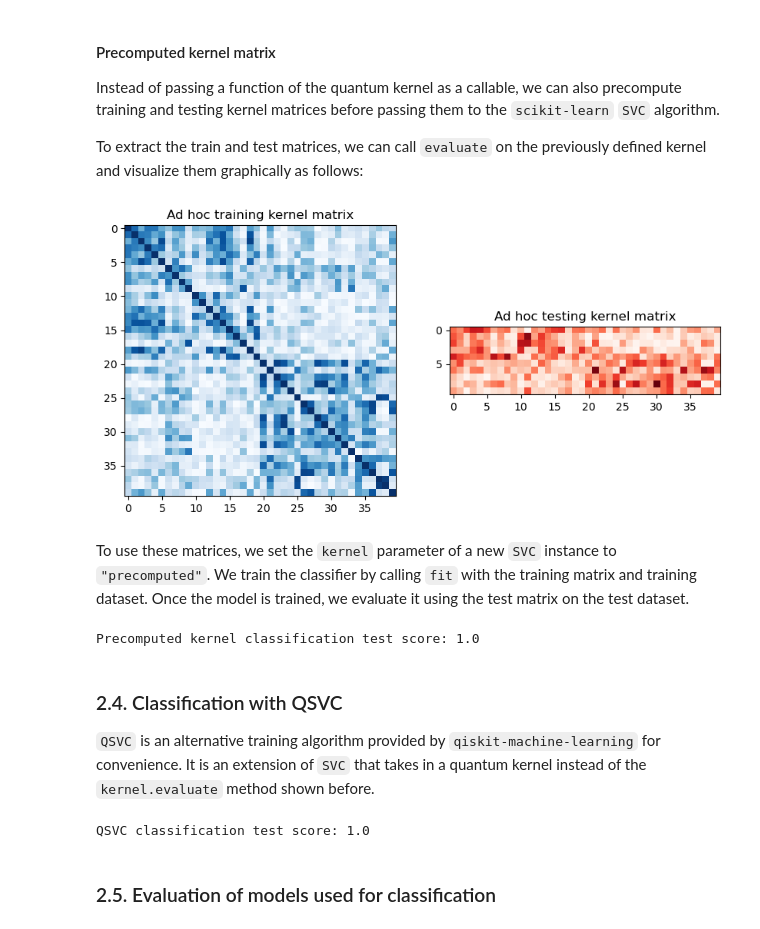
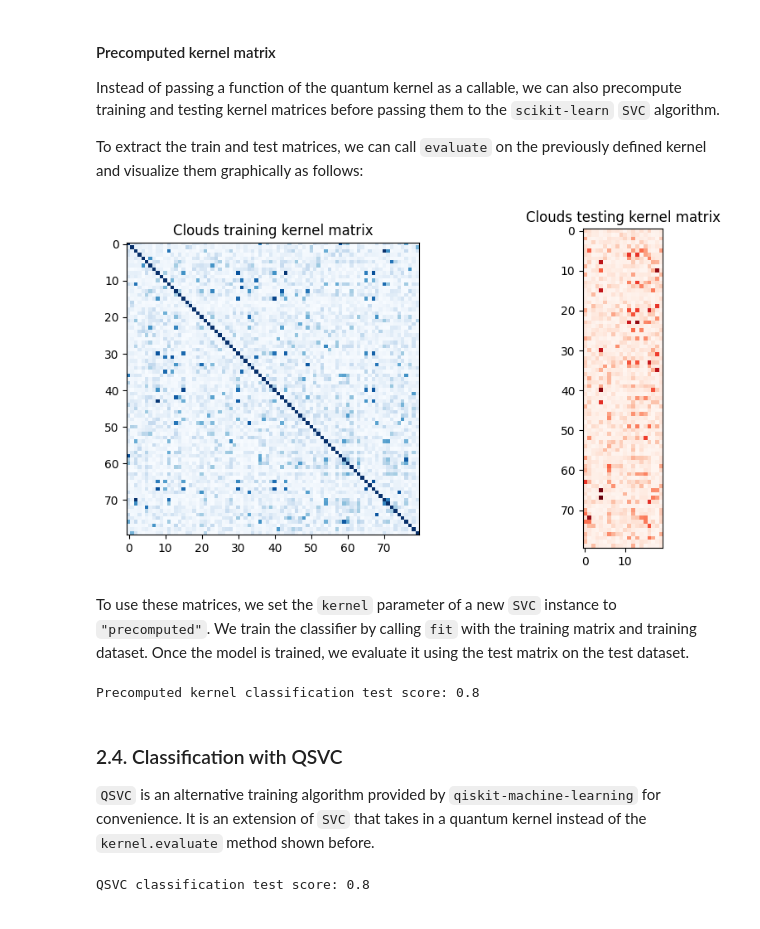
Before and after one commit to delilbasic/hdcrs-school-2025, a Jupyter notebook: hands_on2_QML.ipynb, the cells around one changed output. Cells and saved outputs as stored; diff of their text form; code cells hidden in the pictures.

Commit message:
Added kernels

```diff
--- a/hands_on2_QML.ipynb
+++ b/hands_on2_QML.ipynb
@@ -234,0 +100,6 @@ y = np.array([1, -1, 1, -1, 1, -1, -1, -1, -1, -1, -1, -1, 1, 1, -1, 1, 1, -1, -
+# %%
+with open('clouds.json', 'r') as f:
+    clouds_data = json.load(f)
+x_full = np.array(clouds_data['x'])
+y = np.array(clouds_data['y'])
+print(x_full.shape, y.shape)
@@ -235,8 +108,8 @@ y = np.array([1, -1, 1, -1, 1, -1, -1, -1, -1, -1, -1, -1, 1, 1, -1, 1, 1, -1, -
 # %% [markdown]
 **How do we visualize a 4-dimensional dataset?**
 # %%
-pca = PCA(n_components=2)
-x = pca.fit_transform(x)
+pca = PCA(n_components=4)
+x = pca.fit_transform(x_full)
 # %% [markdown]
 We have measurements for four wavelengths: blue (450-515 nm), green (520-600 nm), red (630-680 nm) and NIR (845-885 nm) with labels '0' (no-clouds) and '1' (clouds).
 
@@ -273,16 +141,10 @@ We use the [FidelityQuantumKernel](https://qiskit-community.github.io/qiskit-mac
 # %%
 from qiskit.circuit.library import ZZFeatureMap
-from qiskit.primitives import Sampler
-from qiskit_algorithms.state_fidelities import ComputeUncompute
-from qiskit_machine_learning.kernels import FidelityQuantumKernel
+from qiskit_machine_learning.kernels import FidelityStatevectorKernel
 
-clouds_feature_map = ZZFeatureMap(feature_dimension=adhoc_dimension, reps=2, entanglement="linear")
+clouds_feature_map = ZZFeatureMap(feature_dimension=x_train.shape[1], reps=2, entanglement="linear")
 
-sampler = Sampler()
-
-fidelity = ComputeUncompute(sampler=sampler)
-
-clouds_kernel = FidelityQuantumKernel(fidelity=fidelity, feature_map=clouds_feature_map)
+clouds_kernel = FidelityStatevectorKernel(feature_map=clouds_feature_map)
 # %% [markdown]
 ### 2.3. Classification with SVC
 The quantum kernel can now be plugged into classical kernel methods, such as the [SVC](https://scikit-learn.org/stable/modules/svm.html) algorithm from `scikit-learn`. This algorithm allows us to define a [custom kernel](https://scikit-learn.org/stable/modules/svm.html#custom-kernels) in two ways:
@@ -296,7 +158,7 @@ We define a SVC model and directly pass the `evaluate` function of the quantum k
 # %%
 from sklearn.svm import SVC
 
-clouds_svc = SVC(kernel=cloud_kernel.evaluate)
+clouds_svc = SVC(kernel=clouds_kernel.evaluate)
 
 
 clouds_svc.fit(x_train, y_train)
@@ -313,34 +175,34 @@ Instead of passing a function of the quantum kernel as a callable, we can also p
 
 To extract the train and test matrices, we can call `evaluate` on the previously defined kernel and visualize them graphically as follows:
 # %%
-adhoc_matrix_train = adhoc_kernel.evaluate(x_vec=train_features)
-adhoc_matrix_test = adhoc_kernel.evaluate(x_vec=test_features, y_vec=train_features)
+clouds_matrix_train = clouds_kernel.evaluate(x_vec=x_train)
+clouds_matrix_test = clouds_kernel.evaluate(x_vec=x_train, y_vec=x_test)
 
 fig, axs = plt.subplots(1, 2, figsize=(10, 5))
 
 axs[0].imshow(
-    np.asmatrix(adhoc_matrix_train), interpolation="nearest", origin="upper", cmap="Blues"
+    np.asmatrix(clouds_matrix_train), interpolation="nearest", origin="upper", cmap="Blues"
 )
-axs[0].set_title("Ad hoc training kernel matrix")
+axs[0].set_title("Clouds training kernel matrix")
 
-axs[1].imshow(np.asmatrix(adhoc_matrix_test), interpolation="nearest", origin="upper", cmap="Reds")
-axs[1].set_title("Ad hoc testing kernel matrix")
+axs[1].imshow(np.asmatrix(clouds_matrix_test), interpolation="nearest", origin="upper", cmap="Reds")
+axs[1].set_title("Clouds testing kernel matrix")
 
 plt.show()
 # %% [output]
-[figure, old version]
+[figure, new version]
 # %% [markdown]
 To use these matrices, we set the `kernel` parameter of a new `SVC` instance to `"precomputed"`. We train the classifier by calling `fit` with the training matrix and training dataset. Once the model is trained, we evaluate it using the test matrix on the test dataset.
 # %%
-adhoc_svc = SVC(kernel="precomputed")
+clouds_svc = SVC(kernel="precomputed")
 
-adhoc_svc.fit(adhoc_matrix_train, train_labels)
+clouds_svc.fit(clouds_matrix_train, y_train)
 
-adhoc_score_precomputed_kernel = adhoc_svc.score(adhoc_matrix_test, test_labels)
+clouds_score_precomputed_kernel = clouds_svc.score(clouds_matrix_test.T, y_test)
 
-print(f"Precomputed kernel classification test score: {adhoc_score_precomputed_kernel}")
+print(f"Precomputed kernel classification test score: {clouds_score_precomputed_kernel}")
 # %% [output]
-Precomputed kernel classification test score: 1.0
+Precomputed kernel classification test score: 0.8
 # %% [markdown]
 ### 2.4. Classification with QSVC
 
@@ -348,14 +210,12 @@ Precomputed kernel classification test score: 1.0
 # %%
 from qiskit_machine_learning.algorithms import QSVC
 
-qsvc = QSVC(quantum_kernel=adhoc_kernel)
+qsvc = QSVC(quantum_kernel=clouds_kernel)
 
-qsvc.fit(train_features, train_labels)
+qsvc.fit(x_train, y_train)
 
-qsvc_score = qsvc.score(test_features, test_labels)
+qsvc_score = qsvc.score(x_test, y_test)
 
 print(f"QSVC classification test score: {qsvc_score}")
 # %% [output]
-QSVC classification test score: 1.0
+QSVC classification test score: 0.8
-# %% [markdown]
-### 2.5. Evaluation of models used for classification
```
Also changed, not shown: parts of 15 cells of this notebook, 35 other files.
